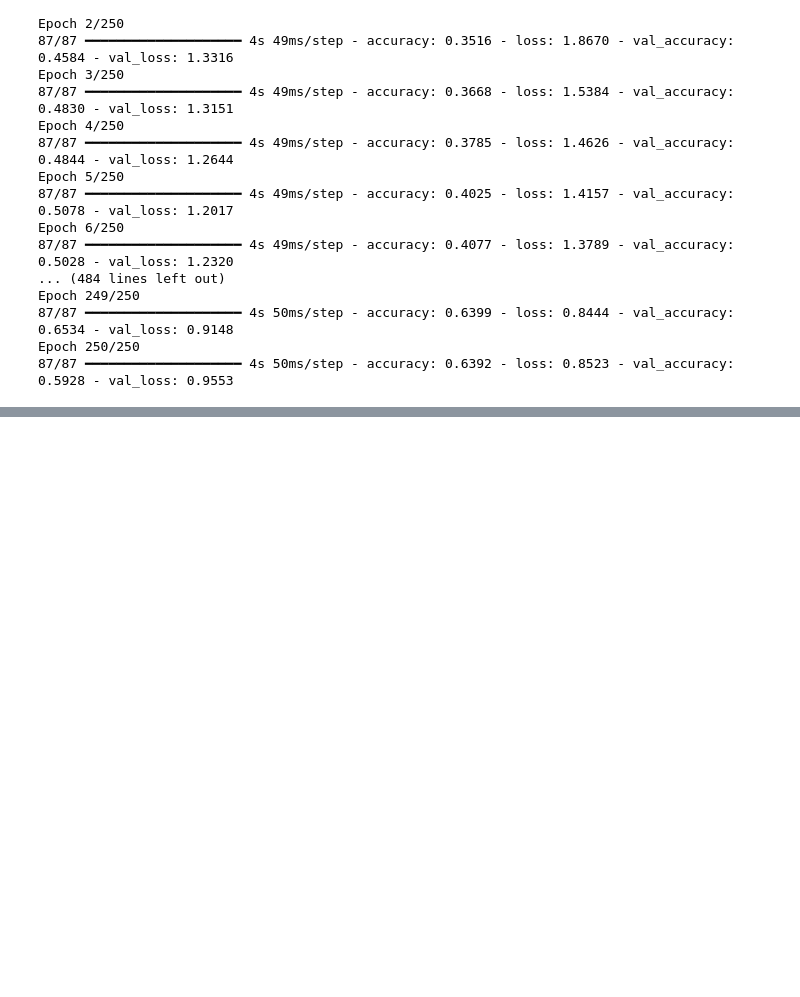
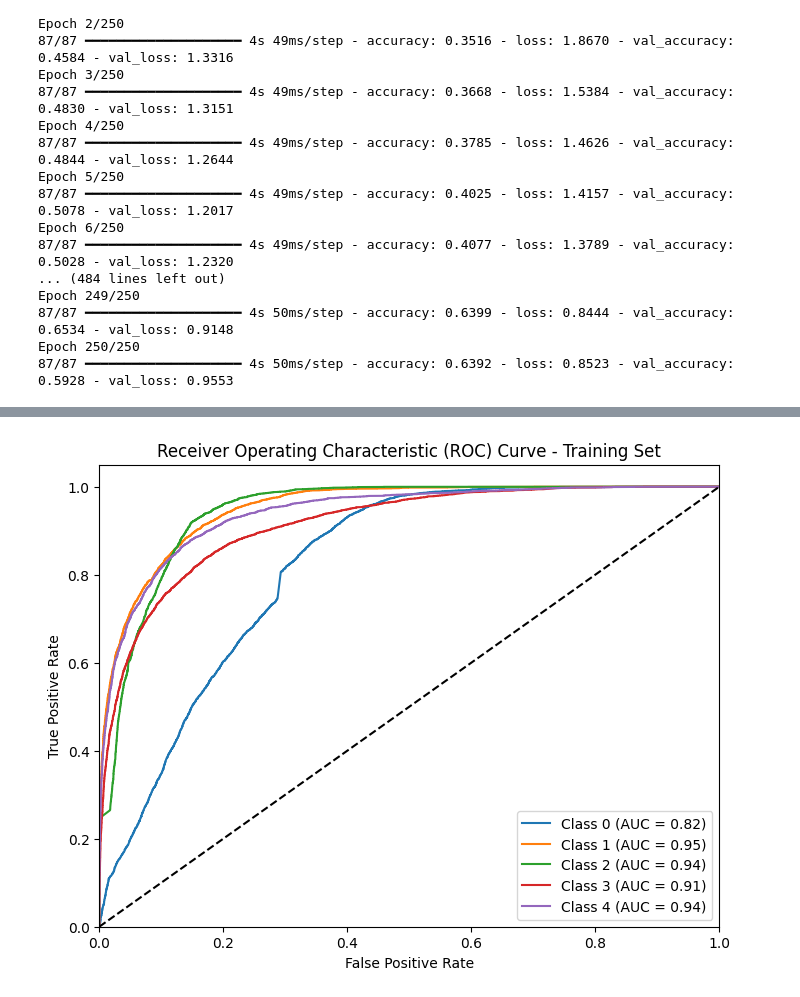
Before and after one commit to sumanapalle065/LC25000-Hybrid-Architecture-using-DL, a Jupyter notebook: LC25000_Hybrid_Arc.ipynb, the cells around one changed output, grey strips where cells are left out. Cells and saved outputs as stored; diff of their text form; code cells hidden in the pictures; blank space fills up the shorter version.

```diff
--- a/LC25000_Hybrid_Arc.ipynb
+++ b/LC25000_Hybrid_Arc.ipynb
@@ -355,0 +483,41 @@ Epoch 250/250
+# %%
+# True labels binarization for ROC curve computation
+
+ytrain_lung_colon_image_set_df_bin = label_binarize(ytrain_lung_colon_image_set_df_true_classes, classes=list(range(5)))
+
+# Dictionaries for FPR, TPR and AUC of each class
+fpr = dict()
+tpr = dict()
+roc_auc = dict()
+
+# All iterations to calculate FPR, TPR, and AUC values
+for i in range(5):
+    fpr[i], tpr[i], _ = roc_curve(ytrain_lung_colon_image_set_df_bin[:, i], ytrain_lung_colon_image_set_df_pred[:, i])  # Calculate ROC curve
+    roc_auc[i] = auc(fpr[i], tpr[i])  # Calculating the AUC for the current class
+
+# This block creates a new figure for an ROC plot
+matplib.figure(figsize=(8, 6))
+
+# The for loop plots the ROC curve for each class
+for i in range(5):
+    matplib.plot(fpr[i], tpr[i], label=f'Class {i} (AUC = {roc_auc[i]:.2f})')  # Plot ROC curve with AUC
+
+# Plotting the diagonal line which is referred to as a line for the random classifier
+matplib.plot([0, 1], [0, 1], 'k--')
+
+# Plotting the receiver operating characteristic curve
+matplib.xlim([0.0, 1.0])  # X-axis: False Positive Rate
+matplib.ylim([0.0, 1.05])  # Y-axis: True Positive Rate
+
+# Set plot labels and title
+matplib.xlabel('False Positive Rate')
+matplib.ylabel('True Positive Rate')
+matplib.title('Receiver Operating Characteristic (ROC) Curve - Training Set')
+
+# Displaying the legend with AUC for each class
+matplib.legend(loc="lower right")
+
+# Display the plot
+matplib.show()
+# %% [output]
+[figure, added]
```
Also changed, not shown: parts of 5 cells of this notebook.
